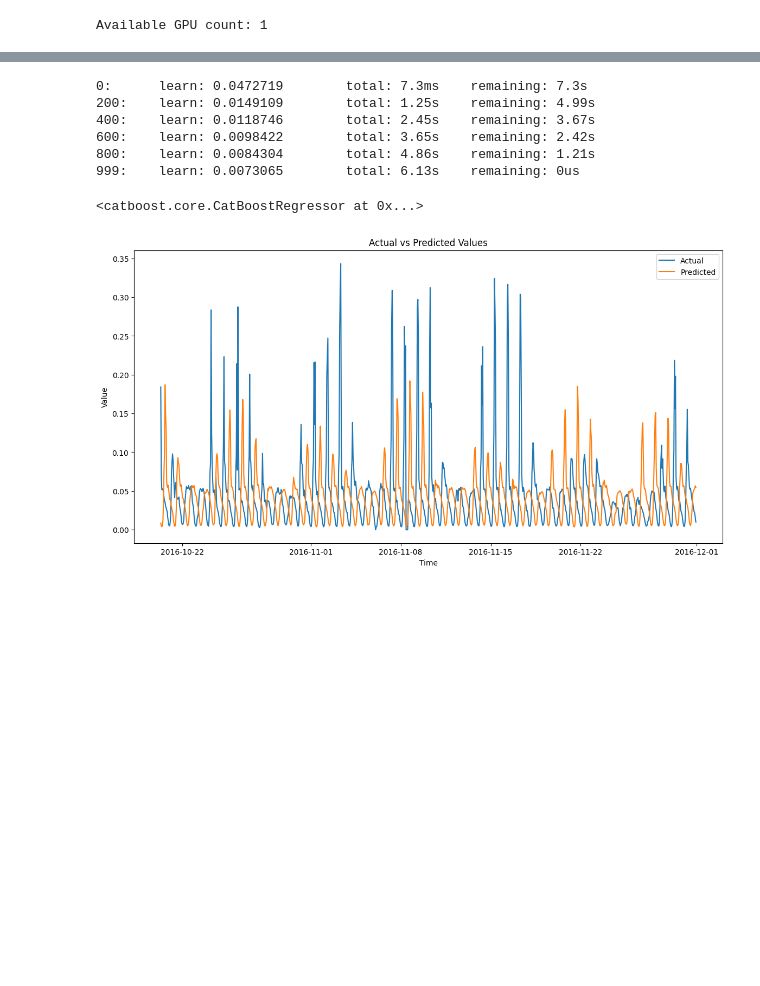
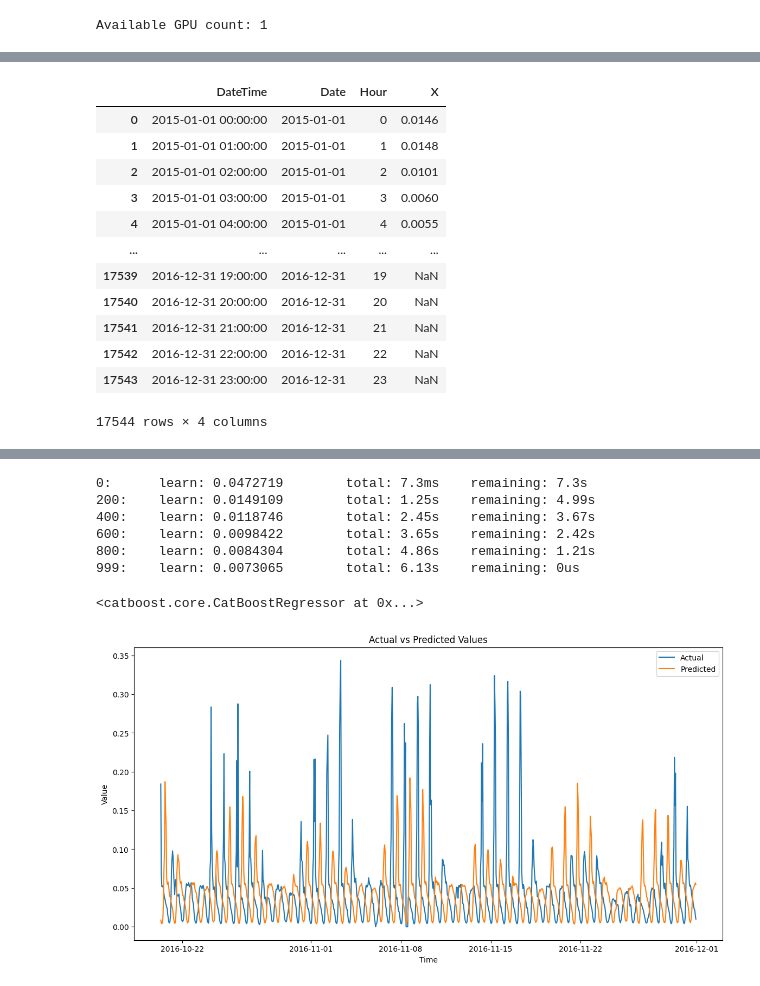
Before and after one commit to pavelhym/Bicocca_ts, a Jupyter notebook: deep_learning_model.ipynb, the cells around one changed output, grey strips where cells are left out. Drawn from its saved outputs; the diff is of its cells as text; code cells hidden in the pictures; blank space fills up the shorter version.

```diff
--- a/deep_learning_model.ipynb
+++ b/deep_learning_model.ipynb
@@ -45,0 +42,16 @@ Available GPU count: 1
+# %%
+df
+# %% [output]
+|  | DateTime | Date | Hour | X |
+| 0 | 2015-01-01 00:00:00 | 2015-01-01 | 0 | 0.0146 |
+| 1 | 2015-01-01 01:00:00 | 2015-01-01 | 1 | 0.0148 |
+| 2 | 2015-01-01 02:00:00 | 2015-01-01 | 2 | 0.0101 |
+| 3 | 2015-01-01 03:00:00 | 2015-01-01 | 3 | 0.0060 |
+| 4 | 2015-01-01 04:00:00 | 2015-01-01 | 4 | 0.0055 |
+| ... | ... | ... | ... | ... |
+| 17539 | 2016-12-31 19:00:00 | 2016-12-31 | 19 | NaN |
+| 17540 | 2016-12-31 20:00:00 | 2016-12-31 | 20 | NaN |
+| 17541 | 2016-12-31 21:00:00 | 2016-12-31 | 21 | NaN |
+| 17542 | 2016-12-31 22:00:00 | 2016-12-31 | 22 | NaN |
+| 17543 | 2016-12-31 23:00:00 | 2016-12-31 | 23 | NaN |
+17544 rows × 4 columns
```
Also changed, not shown: parts of 24 cells of this notebook.
